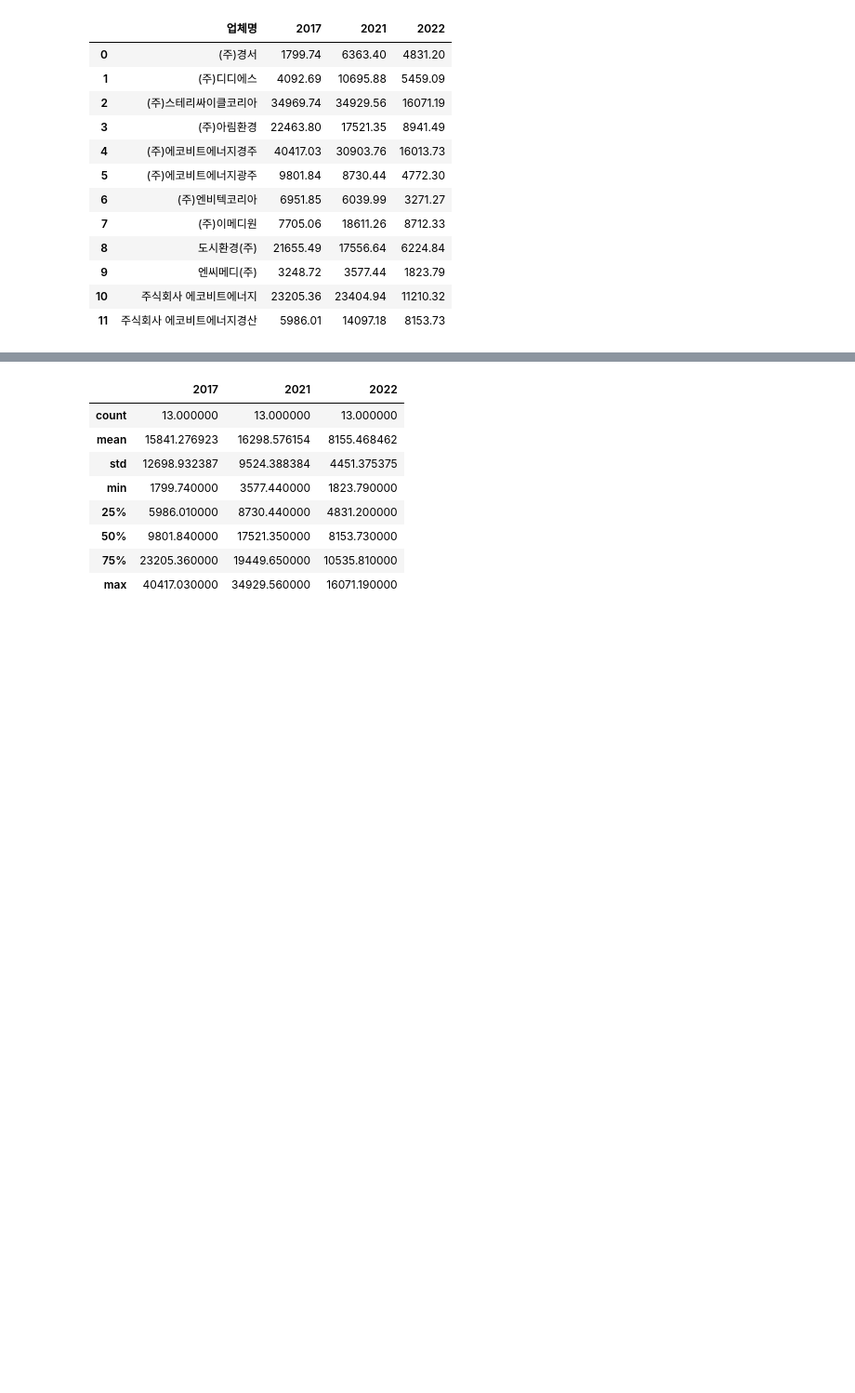
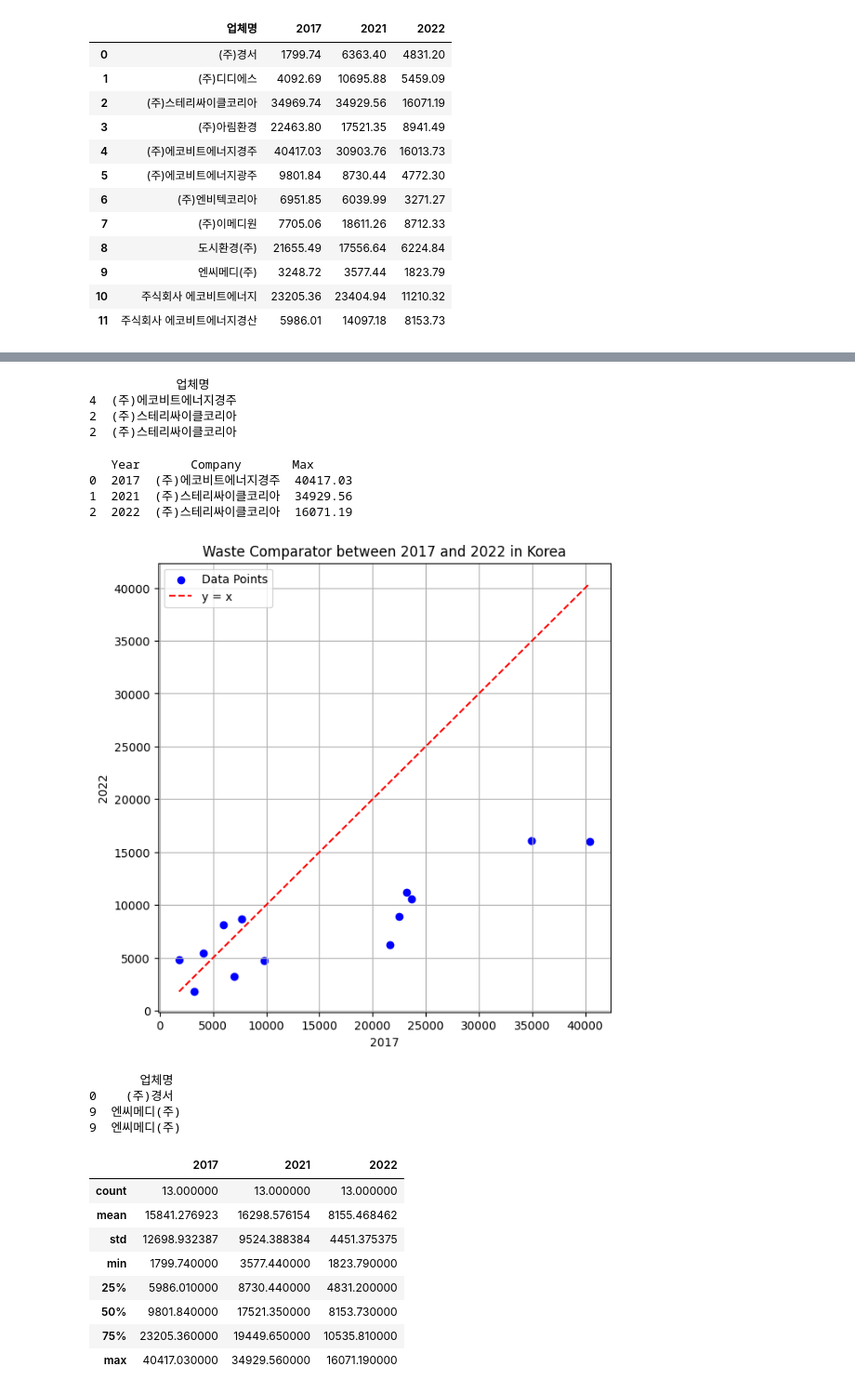
Before and after one commit to Allegsu/Chemistry, a Jupyter notebook: src/EU_KR_Waste.ipynb, the cells around one changed output, grey strips where cells are left out. Shown at 93% size. Saved outputs shown, nothing was run; the diff lists cells and outputs as text; code cells hidden in the pictures; blank space fills up the shorter version.

```diff
--- a/src/EU_KR_Waste.ipynb
+++ b/src/EU_KR_Waste.ipynb
@@ -55,0 +132,44 @@ kr_df_med.head(12)
+# %%
+print(max_companies)
+# %% [output]
+            업체명
+4  (주)에코비트에너지경주
+2  (주)스테리싸이클코리아
+2  (주)스테리싸이클코리아
+# %%
+years = ['2017', '2021', '2022']
+
+
+max_values = kr_df_med[years].max().values
+max_companies = kr_df_med.loc[kr_df_med[years].idxmax(), '업체명'].values
+
+outcome = pd.DataFrame({'Year': years, 'Company': max_companies, 'Max': max_values})
+
+print(outcome)
+# %% [output]
+   Year       Company       Max
+0  2017  (주)에코비트에너지경주  40417.03
+1  2021  (주)스테리싸이클코리아  34929.56
+2  2022  (주)스테리싸이클코리아  16071.19
+# %%
+kr_df_med['Highest Year'] = kr_df_med[years].idxmax(axis=1)
+print(kr_df_med[['업체명', 'Highest Year']])
+# %%
+x = kr_df_med['2017']  # Feature
+y = kr_df_med['2022']  # Target
+
+plt.figure(figsize=(7, 7))
+plt.scatter(x, y, color='blue', label="Data Points")
+
+min_val = min(x.min(), y.min())
+max_val = max(x.max(), y.max())
+plt.plot([min_val, max_val], [min_val, max_val], color='red', linestyle='--', label="y = x")
+
+plt.xlabel("2017")
+plt.ylabel("2022")
+plt.title("Waste Comparator between 2017 and 2022 in Korea")
+plt.legend()
+plt.grid(True)
+plt.show()
+# %% [output]
+[figure, added]
@@ -56,3 +178,10 @@ kr_df_med.head(12)
+# %%
+print(min_companies)
+# %% [output]
+       업체명
+0    (주)경서
+9  엔씨메디(주)
+9  엔씨메디(주)
 # %%
 kr_df_med.describe()
 # %% [output]
```
Also changed, not shown: parts of 17 cells of this notebook, 1 other file.
